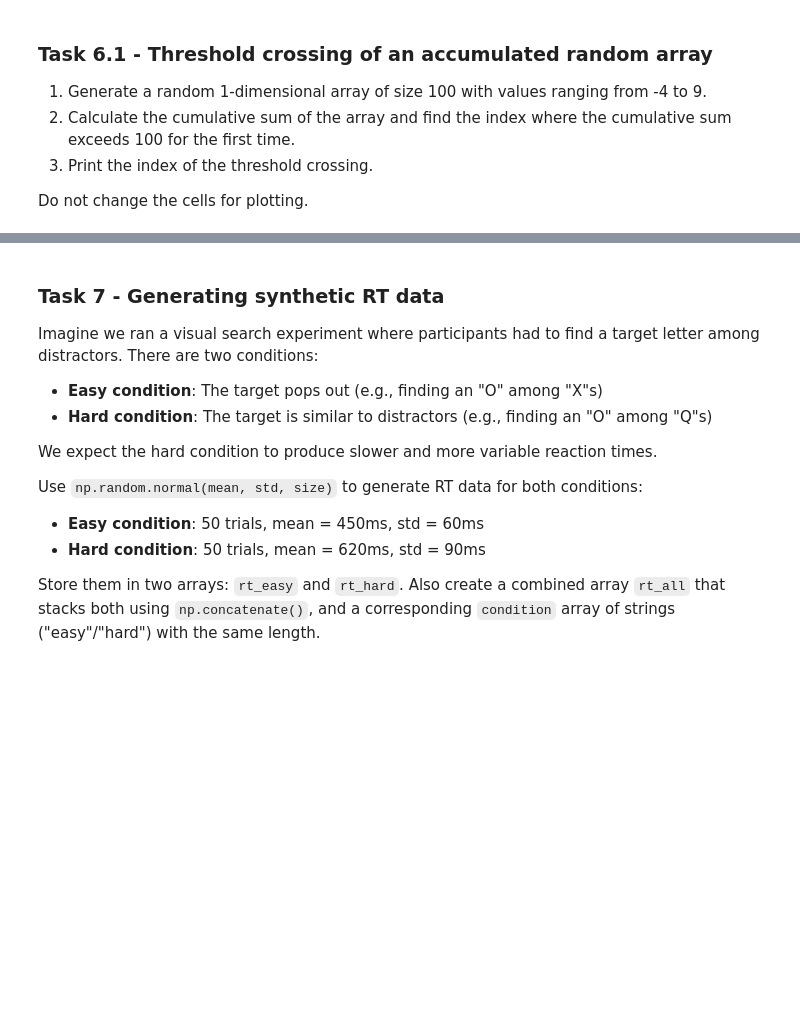
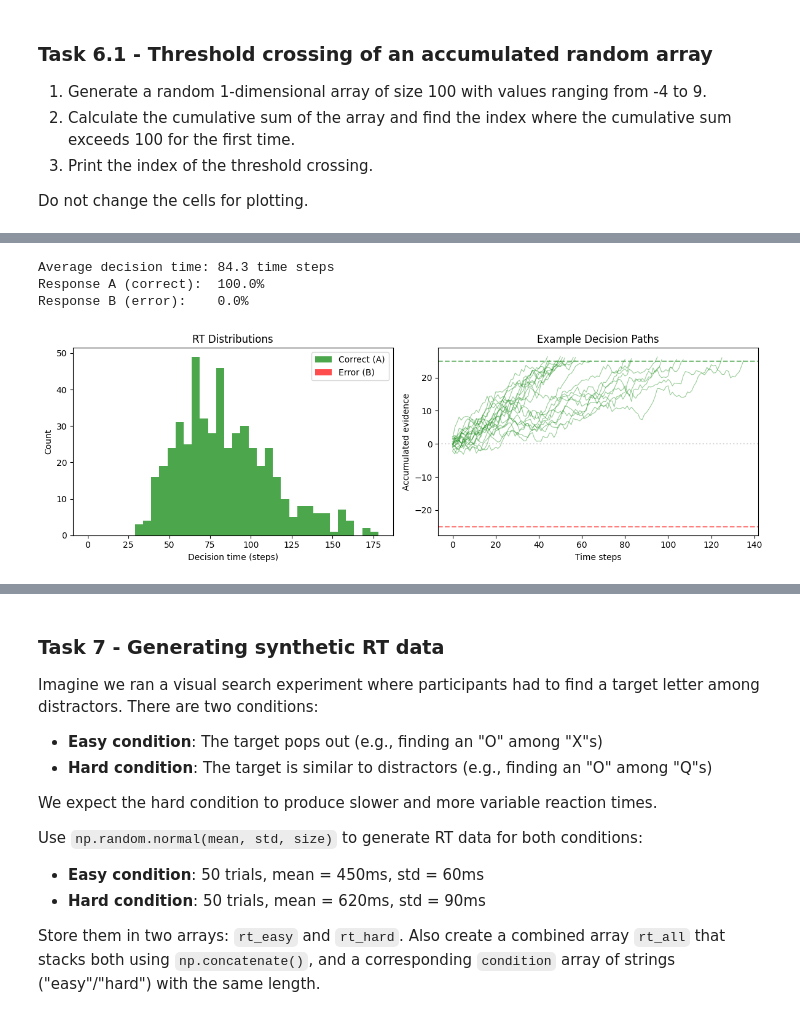
Before and after one commit to whyhardt/CourseBasicProgrammingPython, a Jupyter notebook: tutorials/BaPy_Tutorial_5_solution.ipynb, the cells around one changed output, grey strips where cells are left out. Saved outputs shown, nothing was run; the diff lists cells and outputs as text; code cells hidden in the pictures; blank space fills up the shorter version.

```diff
--- a/tutorials/BaPy_Tutorial_5_solution.ipynb
+++ b/tutorials/BaPy_Tutorial_5_solution.ipynb
@@ -529,5 +688,73 @@ Because the drift rate is positive (0.3), the evidence tends to drift **upward**
 # %%
-# Let's simulate many decisions — just a loop around what we already know!n_trials = 500drift_rate = 0.3boundary = 25noise_std = 1.0max_steps = 2000rts = []        # decision timeschoices = []    # which response was madefor trial in range(n_trials):    # Same two lines as before: generate + accumulate    evidence = np.cumsum(drift_rate + np.random.normal(0, noise_std, max_steps))        # Check which boundary is crossed first    hit_upper = np.where(evidence >= boundary)[0]    hit_lower = np.where(evidence <= -boundary)[0]        t_upper = hit_upper[0] if len(hit_upper) > 0 else max_steps    t_lower = hit_lower[0] if len(hit_lower) > 0 else max_steps        if t_upper <= t_lower:        rts.append(t_upper)        choices.append('A')    else:        rts.append(t_lower)        choices.append('B')rts = np.array(rts)choices = np.array(choices)print(f"Average decision time: {np.mean(rts):.1f} time steps")print(f"Response A (correct):  {np.mean(choices == 'A') * 100:.1f}%")print(f"Response B (error):    {np.mean(choices == 'B') * 100:.1f}%")
+# Let's simulate many decisions — just a loop around what we already know!
+n_trials = 500
+drift_rate = 0.3
+boundary = 25
+noise_std = 1.0
+max_steps = 2000
+
+rts = []        # decision times
+choices = []    # which response was made
+
+for trial in range(n_trials):
+    # Same two lines as before: generate + accumulate
+    evidence = np.cumsum(drift_rate + np.random.normal(0, noise_std, max_steps))
+
+    # Check which boundary is crossed first
+    hit_upper = np.where(evidence >= boundary)[0]
+    hit_lower = np.where(evidence <= -boundary)[0]
+
+    t_upper = hit_upper[0] if len(hit_upper) > 0 else max_steps
+    t_lower = hit_lower[0] if len(hit_lower) > 0 else max_steps
+
+    if t_upper <= t_lower:
+        rts.append(t_upper)
+        choices.append('A')
+    else:
+        rts.append(t_lower)
+        choices.append('B')
+
+rts = np.array(rts)
+choices = np.array(choices)
+
+print(f"Average decision time: {np.mean(rts):.1f} time steps")
+print(f"Response A (correct):  {np.mean(choices == 'A') * 100:.1f}%")
+print(f"Response B (error):    {np.mean(choices == 'B') * 100:.1f}%")
+# %% [output]
+Average decision time: 84.3 time steps
+Response A (correct):  100.0%
+Response B (error):    0.0%
 # %%
-# Visualize the resultsfig, axes = plt.subplots(1, 2, figsize=(12, 4))# Left: RT distributions for correct vs error responsesaxes[0].hist(rts[choices == 'A'], bins=30, alpha=0.7, color='green', label='Correct (A)')axes[0].hist(rts[choices == 'B'], bins=30, alpha=0.7, color='red', label='Error (B)')axes[0].set_xlabel('Decision time (steps)')axes[0].set_ylabel('Count')axes[0].set_title('RT Distributions')axes[0].legend()# Right: a few example evidence pathsaxes[1].axhline(y=boundary, color='green', linestyle='--', alpha=0.5)axes[1].axhline(y=-boundary, color='red', linestyle='--', alpha=0.5)axes[1].axhline(y=0, color='gray', linestyle=':', alpha=0.3)for i in range(20):    evidence = np.cumsum(drift_rate + np.random.normal(0, noise_std, max_steps))    hit_up = np.where(evidence >= boundary)[0]    hit_lo = np.where(evidence <= -boundary)[0]    t_up = hit_up[0] if len(hit_up) > 0 else max_steps    t_lo = hit_lo[0] if len(hit_lo) > 0 else max_steps    t_end = min(t_up, t_lo)    color = 'green' if t_up <= t_lo else 'red'    axes[1].plot(evidence[:t_end + 1], color=color, alpha=0.4, linewidth=0.8)axes[1].set_xlabel('Time steps')axes[1].set_ylabel('Accumulated evidence')axes[1].set_title('Example Decision Paths')plt.tight_layout()plt.show()
+# Visualize the results
+fig, axes = plt.subplots(1, 2, figsize=(12, 4))
+
+# Left: RT distributions for correct vs error responses
+axes[0].hist(rts[choices == 'A'], bins=30, alpha=0.7, color='green', label='Correct (A)')
+axes[0].hist(rts[choices == 'B'], bins=30, alpha=0.7, color='red', label='Error (B)')
+axes[0].set_xlabel('Decision time (steps)')
+axes[0].set_ylabel('Count')
+axes[0].set_title('RT Distributions')
+axes[0].legend()
+
+# Right: a few example evidence paths
+axes[1].axhline(y=boundary, color='green', linestyle='--', alpha=0.5)
+axes[1].axhline(y=-boundary, color='red', linestyle='--', alpha=0.5)
+axes[1].axhline(y=0, color='gray', linestyle=':', alpha=0.3)
+for i in range(20):
+    evidence = np.cumsum(drift_rate + np.random.normal(0, noise_std, max_steps))
+    hit_up = np.where(evidence >= boundary)[0]
+    hit_lo = np.where(evidence <= -boundary)[0]
+    t_up = hit_up[0] if len(hit_up) > 0 else max_steps
+    t_lo = hit_lo[0] if len(hit_lo) > 0 else max_steps
+    t_end = min(t_up, t_lo)
+    color = 'green' if t_up <= t_lo else 'red'
+    axes[1].plot(evidence[:t_end + 1], color=color, alpha=0.4, linewidth=0.8)
+axes[1].set_xlabel('Time steps')
+axes[1].set_ylabel('Accumulated evidence')
+axes[1].set_title('Example Decision Paths')
+
+plt.tight_layout()
+plt.show()
+# %% [output]
+[figure, added]
 # %% [markdown]
```
Also changed, not shown: parts of 27 cells of this notebook, 3 other files.
